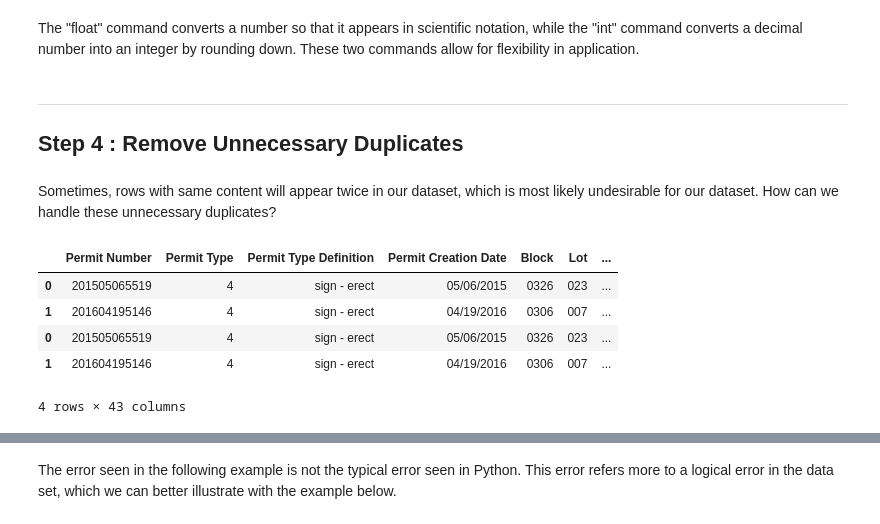
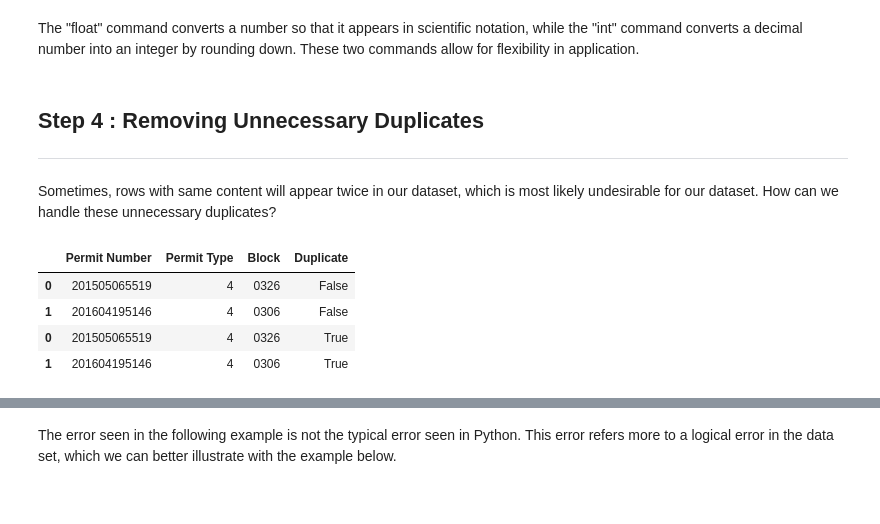
Before and after one commit to Analytics-at-Sauder/NB0007_Data_Cleaning, a Jupyter notebook: Data Cleaning.ipynb, the cells around one changed output, grey strips where cells are left out. Drawn from its saved outputs; the diff is of its cells as text; code cells hidden in the pictures.

```diff
--- a/Data Cleaning.ipynb
+++ b/Data Cleaning.ipynb
@@ -100,20 +165,29 @@ Name: Permit Type, dtype: int64
 # %% [markdown]
 The "float" command converts a number so that it appears in scientific notation, while the "int" command converts a decimal number into an integer by rounding down. These two commands allow for flexibility in application.
 # %% [markdown]
+
+## Step 4 : Removing Unnecessary Duplicates
+
 ---
-## Step 4 : Remove Unnecessary Duplicates
 # %% [markdown]
 Sometimes, rows with same content will appear twice in our dataset, which is most likely undesirable for our dataset. How can we handle these unnecessary duplicates?
-# %%
-test_row = mydata.iloc[0:2]
-test_row2 = mydata.iloc[0:2]
-frame = [test_row,test_row2]
-test_df = pd.concat(frame);test_df.head()
-# %% [output]
-|  | Permit Number | Permit Type | Permit Type Definition | Permit Creation Date | Block | Lot | ... |
-| 0 | 201505065519 | 4 | sign - erect | 05/06/2015 | 0326 | 023 | ... |
-| 1 | 201604195146 | 4 | sign - erect | 04/19/2016 | 0306 | 007 | ... |
-| 0 | 201505065519 | 4 | sign - erect | 05/06/2015 | 0326 | 023 | ... |
-| 1 | 201604195146 | 4 | sign - erect | 04/19/2016 | 0306 | 007 | ... |
-4 rows × 43 columns
+# %%
+# create a sample df with 2 rows and fewer columns (for demonstration)
+test_df = mydata[['Permit Number', 'Permit Type', 'Block']].iloc[0:2]
+# create a df with double info
+dup_df = pd.concat([test_df, test_df])
+dup_df.head()
+
+# just to demonstrate, see which rows have duplicates
+dup_df['Duplicate'] = dup_df.duplicated()
+dup_df
+
+# or if you have a unique identifier (like permit number) you can also use it to drop duplicates
+# dup_df.drop_duplicates
+# %% [output]
+|  | Permit Number | Permit Type | Block | Duplicate |
+| 0 | 201505065519 | 4 | 0326 | False |
+| 1 | 201604195146 | 4 | 0306 | False |
+| 0 | 201505065519 | 4 | 0326 | True |
+| 1 | 201604195146 | 4 | 0306 | True |
 # %% [markdown]
```
Also changed, not shown: parts of 43 cells of this notebook.
